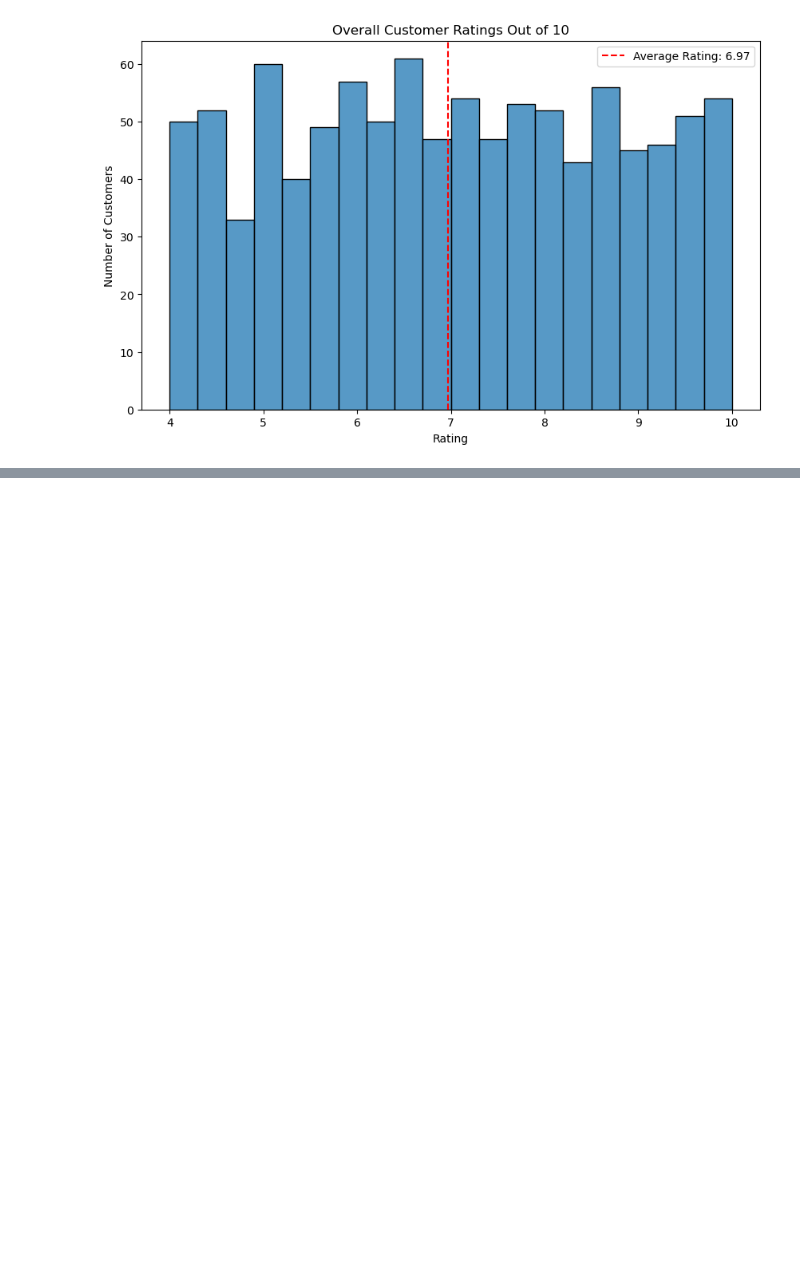
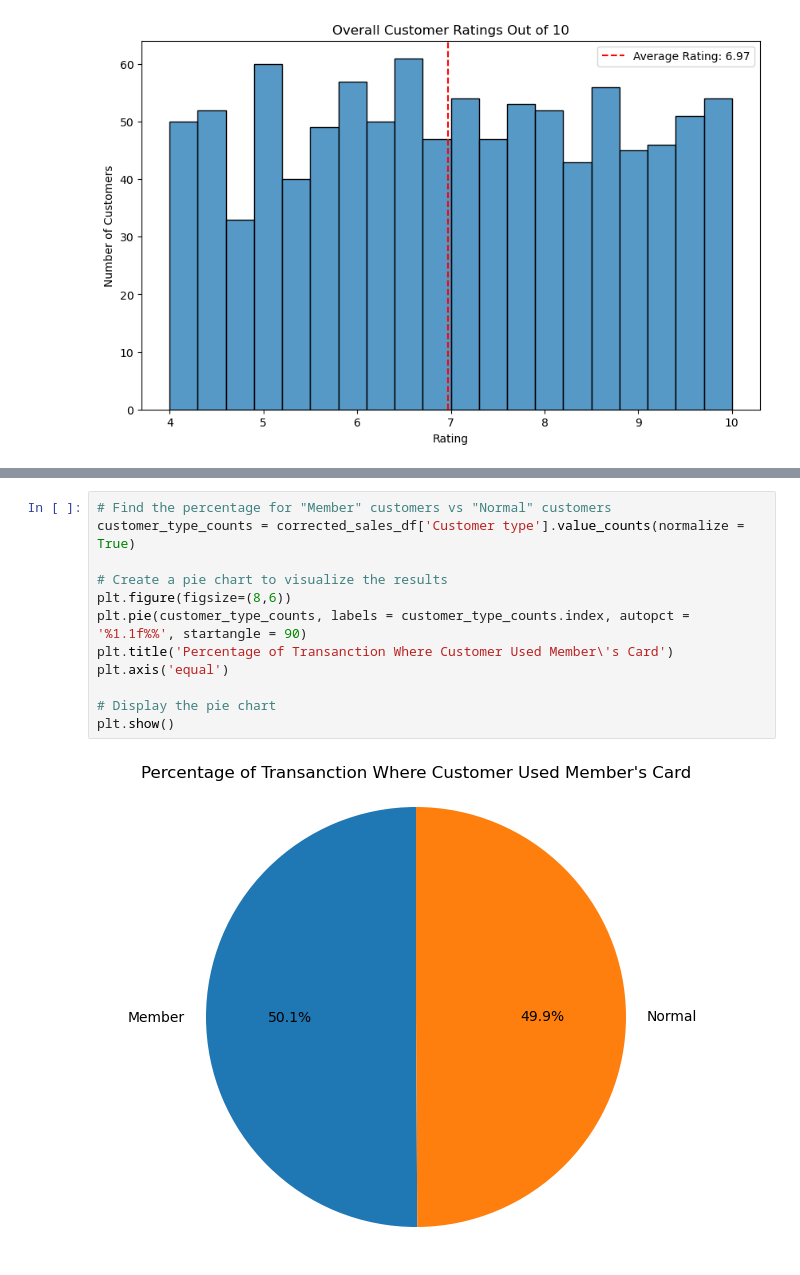
Before and after one commit to San2magar/Super_Market_Sales-Analysis, a Jupyter notebook: Super_MarketSale_Analysis.ipynb, the cells around one changed output, grey strips where cells are left out. Drawn from its saved outputs; the diff is of its cells as text; blank space fills up the shorter version.

```diff
--- a/Super_MarketSale_Analysis.ipynb
+++ b/Super_MarketSale_Analysis.ipynb
@@ -238,0 +285,14 @@ plt.show()
+# %%
+# Find the percentage for "Member" customers vs "Normal" customers
+customer_type_counts = corrected_sales_df['Customer type'].value_counts(normalize = True)
+
+# Create a pie chart to visualize the results
+plt.figure(figsize=(8,6))
+plt.pie(customer_type_counts, labels = customer_type_counts.index, autopct = '%1.1f%%', startangle = 90)
+plt.title('Percentage of Transanction Where Customer Used Member\'s Card')
+plt.axis('equal')
+
+# Display the pie chart
+plt.show()
+# %% [output]
+[figure, added]
```
Also changed, not shown: parts of 10 cells of this notebook.
